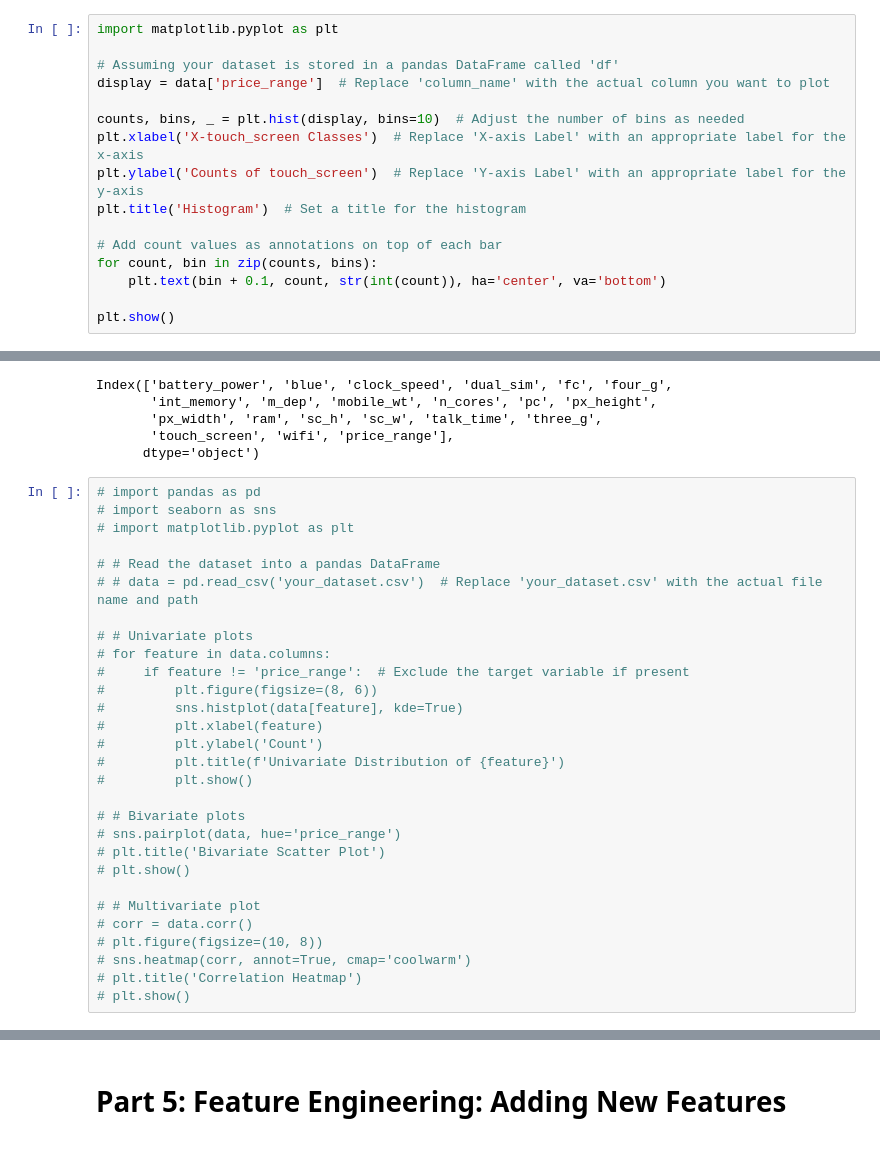
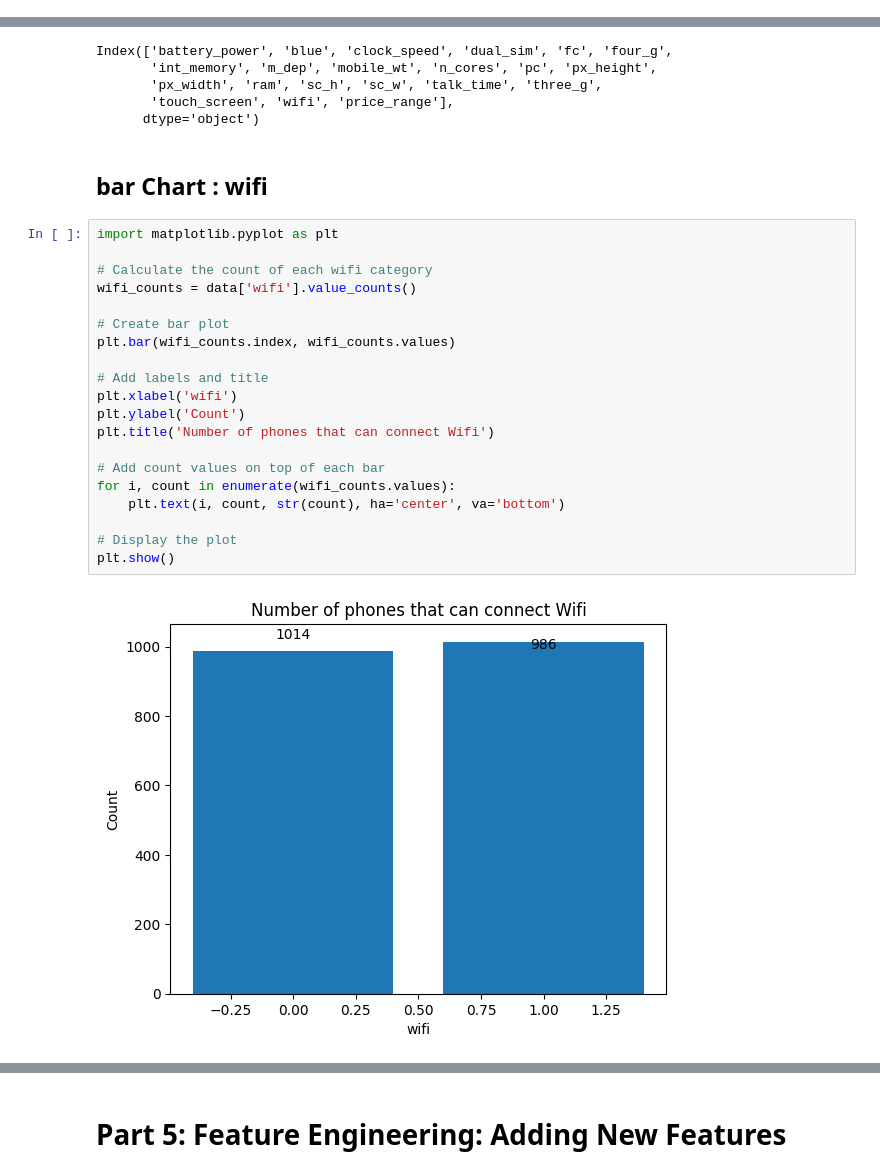
Before and after one commit to Mohamed-Abdirizak/Mobile-Price-Prediction, a Jupyter notebook: Mobile_Price_Prediction.ipynb, the cells around one changed output, grey strips where cells are left out. Saved outputs shown, nothing was run; the diff lists cells and outputs as text.

Commit message:
added: alot of visualizations, predicting using all the models.

```diff
--- a/Mobile_Price_Prediction.ipynb
+++ b/Mobile_Price_Prediction.ipynb
@@ -91,16 +93,0 @@ NO Missing values
-# %%
-import matplotlib.pyplot as plt
-
-# Assuming your dataset is stored in a pandas DataFrame called 'df'
-display = data['price_range']  # Replace 'column_name' with the actual column you want to plot
-
-counts, bins, _ = plt.hist(display, bins=10)  # Adjust the number of bins as needed
-plt.xlabel('X-touch_screen Classes')  # Replace 'X-axis Label' with an appropriate label for the x-axis
-plt.ylabel('Counts of touch_screen')  # Replace 'Y-axis Label' with an appropriate label for the y-axis
-plt.title('Histogram')  # Set a title for the histogram
-
-# Add count values as annotations on top of each bar
-for count, bin in zip(counts, bins):
-    plt.text(bin + 0.1, count, str(int(count)), ha='center', va='bottom')
-
-plt.show()
@@ -140,32 +99,27 @@ Index(['battery_power', 'blue', 'clock_speed', 'dual_sim', 'fc', 'four_g',
        'px_width', 'ram', 'sc_h', 'sc_w', 'talk_time', 'three_g',
        'touch_screen', 'wifi', 'price_range'],
       dtype='object')
-# %%
-# import pandas as pd
-# import seaborn as sns
-# import matplotlib.pyplot as plt
-
-# # Read the dataset into a pandas DataFrame
-# # data = pd.read_csv('your_dataset.csv')  # Replace 'your_dataset.csv' with the actual file name and path
-
-# # Univariate plots
-# for feature in data.columns:
-#     if feature != 'price_range':  # Exclude the target variable if present
-#         plt.figure(figsize=(8, 6))
-#         sns.histplot(data[feature], kde=True)
-#         plt.xlabel(feature)
-#         plt.ylabel('Count')
-#         plt.title(f'Univariate Distribution of {feature}')
-#         plt.show()
-
-# # Bivariate plots
-# sns.pairplot(data, hue='price_range')
-# plt.title('Bivariate Scatter Plot')
-# plt.show()
-
-# # Multivariate plot
-# corr = data.corr()
-# plt.figure(figsize=(10, 8))
-# sns.heatmap(corr, annot=True, cmap='coolwarm')
-# plt.title('Correlation Heatmap')
-# plt.show()
+# %% [markdown]
+## bar Chart : wifi
+# %%
+import matplotlib.pyplot as plt
+
+# Calculate the count of each wifi category
+wifi_counts = data['wifi'].value_counts()
+
+# Create bar plot
+plt.bar(wifi_counts.index, wifi_counts.values)
+
+# Add labels and title
+plt.xlabel('wifi')
+plt.ylabel('Count')
+plt.title('Number of phones that can connect Wifi')
+
+# Add count values on top of each bar
+for i, count in enumerate(wifi_counts.values):
+    plt.text(i, count, str(count), ha='center', va='bottom')
+
+# Display the plot
+plt.show()
+# %% [output]
+[figure, added]
```
Also changed, not shown: parts of 66 cells of this notebook.
